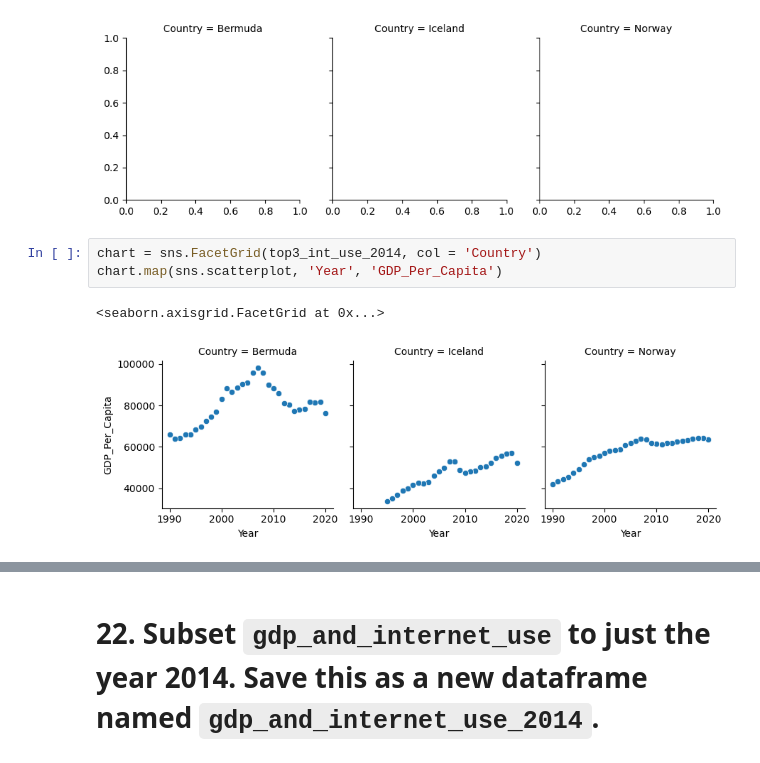
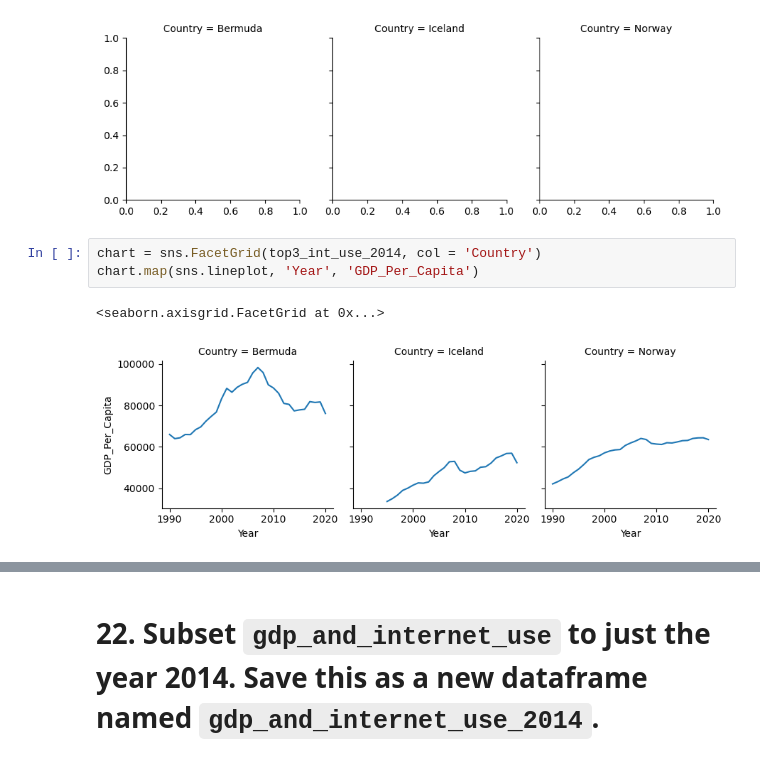
Before and after one commit to hunterfogg668/un_data-hunterfogg668, a Jupyter notebook: notebooks/un_code.ipynb, the cells around one changed output, grey strips where cells are left out. Saved outputs shown, nothing was run; the diff lists cells and outputs as text.

```diff
--- a/notebooks/un_code.ipynb
+++ b/notebooks/un_code.ipynb
@@ -658,7 +725,7 @@ sns.FacetGrid(top3_int_use_2014, col = 'Country')
 [figure]
 # %%
 chart = sns.FacetGrid(top3_int_use_2014, col = 'Country')
-chart.map(sns.scatterplot, 'Year', 'GDP_Per_Capita')
+chart.map(sns.lineplot, 'Year', 'GDP_Per_Capita')
 # %% [output]
 <seaborn.axisgrid.FacetGrid at 0x...>
-[figure, old version]
+[figure, new version]
```
Also changed, not shown: parts of 23 cells of this notebook.
